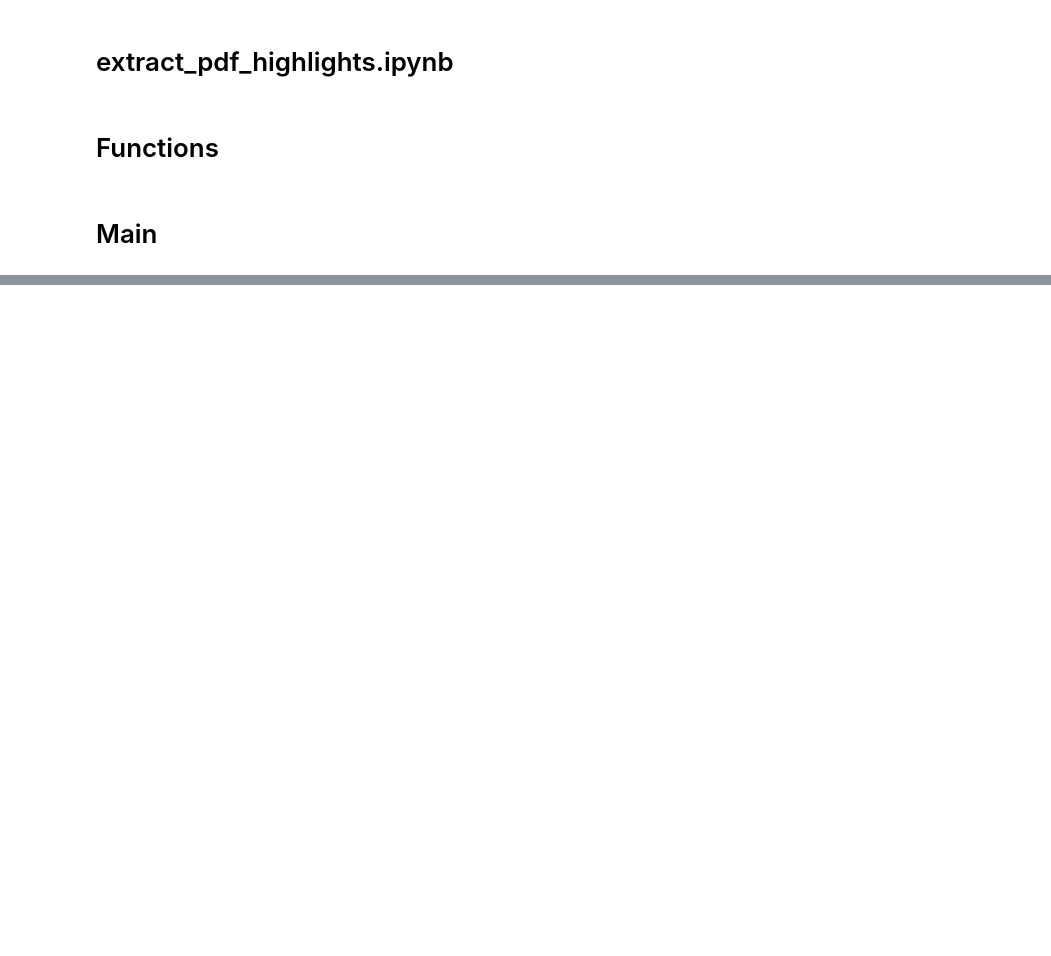
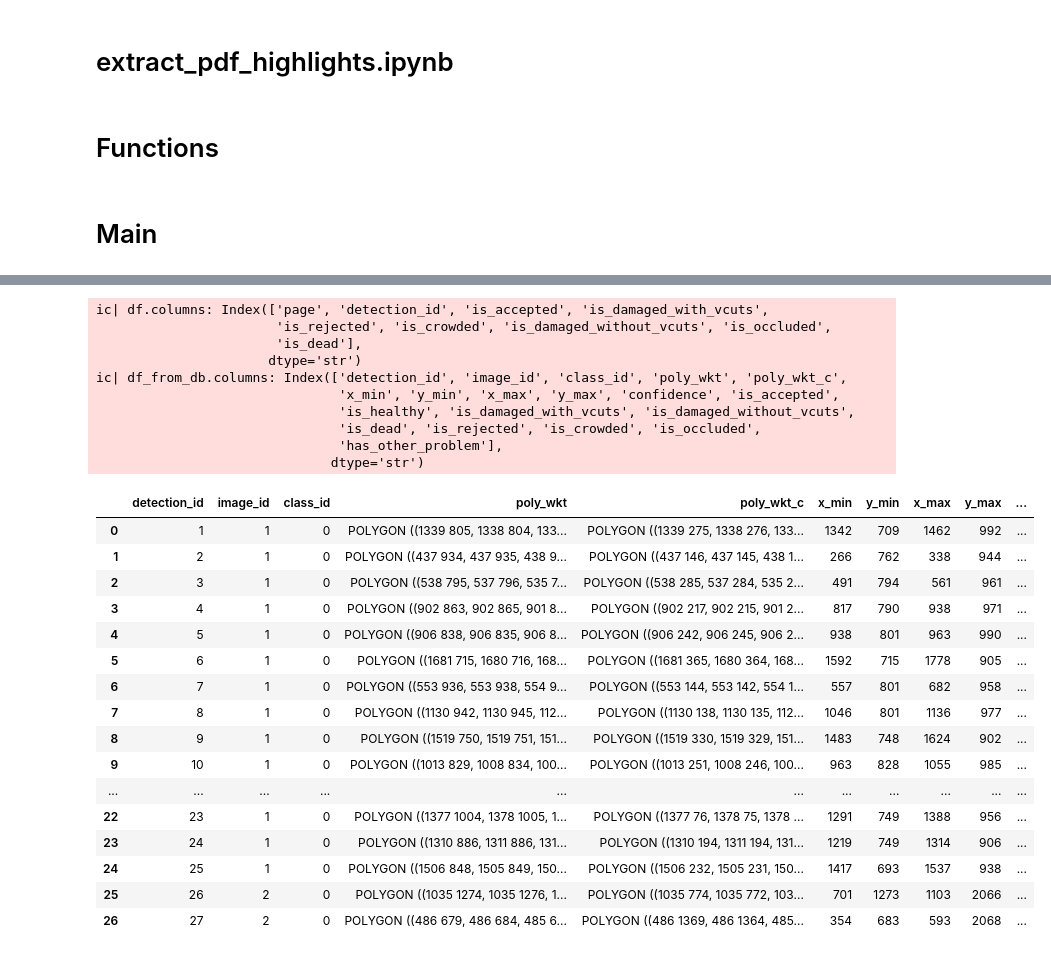
Before and after one commit to aubreymoore/sam3-2026-01-31, a Jupyter notebook: extract_pdf_highlights.ipynb, the cells around one changed output, grey strips where cells are left out. Drawn from its saved outputs; the diff is of its cells as text; code cells hidden in the pictures; blank space fills up the shorter version.

```diff
--- a/extract_pdf_highlights.ipynb
+++ b/extract_pdf_highlights.ipynb
@@ -8,6 +9,7 @@ import pandas as pd
 # Variables for this run
 marked_pdf = 'report_2026-02-24_15-11-32_printer.pdf'
 csv_output = 'report_2026-02-24_15-11-32_printer.csv'
+db_path = 'sam3_detections.sqlite3'
 # %% [markdown]
 # Functions
 # %%
@@ -32,10 +34,45 @@ def get_attributes_from_pdf(marked_pdf: str) -> pd.DataFrame:
 
     df_attributes = pd.DataFrame(mylist)
     df_attributes = df_attributes.fillna(False)
+    df_attributes.rename(columns={
+        'accept': 'is_accepted',
+        'healthy': 'is_healthy',
+        'damaged_with_vcuts': 'is_damaged_with_vcuts',
+        'damaged_without_vcuts': 'is_damaged_without_vcuts',
+        'dead': 'is_dead',
+        'reject': 'is_rejected',
+        'crowd': 'is_crowded',
+        'occluded': 'is_occluded',
+        'other_problems': 'has_other_problems'
+        },
+        inplace=True)
 
     return df_attributes
+# %%
+def update_detections_table_with_attributes(db_path, df: pd.DataFrame):
+    """
+    Generates SQL UPDATE statements to update the detections table based on the attributes in the DataFrame.
+    """
+    column_names = df.columns.tolist()[2:]  # Exclude 'page' and 'detection_id'
+    ic(column_names)
+    for i, r in df.iterrows():
+        for column_name in column_names:
+            value = r[column_name]
+            detection_id = r['detection_id']
+            sql = f"UPDATE detections SET {column_name} = {value} WHERE detection_id = {detection_id};"
+            ic(sql)
+            try:
+                with sqlite3.connect(db_path) as conn:
+                    cursor = conn.cursor()
+                    cursor.execute(sql)
+                    # The transaction is automatically committed when the 'with' block exits
+            except sqlite3.OperationalError as e:
+                print(f"Database error: {e}")
 # %% [markdown]
 # Main
 # %%
 df = get_attributes_from_pdf(marked_pdf)
-df.to_csv(csv_output, index=False)
+update_detections_table_with_attributes(db_path, df)
+
+with sqlite3.connect(db_path) as conn:
+    df_from_db = pd.read_sql_query("SELECT * FROM detections", conn)
@@ -41,0 +97,32 @@ df.to_csv(csv_output, index=False)
+# %%
+ic(df.columns)
+ic(df_from_db.columns)
+df_from_db
+# %% [output]
+ic| df.columns: Index(['page', 'detection_id', 'is_accepted', 'is_damaged_with_vcuts',
+                       'is_rejected', 'is_crowded', 'is_damaged_without_vcuts', 'is_occluded',
+                       'is_dead'],
+                      dtype='str')
+ic| df_from_db.columns: Index(['detection_id', 'image_id', 'class_id', 'poly_wkt', 'poly_wkt_c',
+                               'x_min', 'y_min', 'x_max', 'y_max', 'confidence', 'is_accepted',
+                               'is_healthy', 'is_damaged_with_vcuts', 'is_damaged_without_vcuts',
+                               'is_dead', 'is_rejected', 'is_crowded', 'is_occluded',
+                               'has_other_problem'],
+                              dtype='str')
+|  | detection_id | image_id | class_id | poly_wkt | poly_wkt_c | x_min | y_min | x_max | y_max | ... |
+| 0 | 1 | 1 | 0 | POLYGON ((1339 805, 1338 804, 133... | POLYGON ((1339 275, 1338 276, 133... | 1342 | 709 | 1462 | 992 | ... |
+| 1 | 2 | 1 | 0 | POLYGON ((437 934, 437 935, 438 9... | POLYGON ((437 146, 437 145, 438 1... | 266 | 762 | 338 | 944 | ... |
+| 2 | 3 | 1 | 0 | POLYGON ((538 795, 537 796, 535 7... | POLYGON ((538 285, 537 284, 535 2... | 491 | 794 | 561 | 961 | ... |
+| 3 | 4 | 1 | 0 | POLYGON ((902 863, 902 865, 901 8... | POLYGON ((902 217, 902 215, 901 2... | 817 | 790 | 938 | 971 | ... |
+| 4 | 5 | 1 | 0 | POLYGON ((906 838, 906 835, 906 8... | POLYGON ((906 242, 906 245, 906 2... | 938 | 801 | 963 | 990 | ... |
+| 5 | 6 | 1 | 0 | POLYGON ((1681 715, 1680 716, 168... | POLYGON ((1681 365, 1680 364, 168... | 1592 | 715 | 1778 | 905 | ... |
+| 6 | 7 | 1 | 0 | POLYGON ((553 936, 553 938, 554 9... | POLYGON ((553 144, 553 142, 554 1... | 557 | 801 | 682 | 958 | ... |
+| 7 | 8 | 1 | 0 | POLYGON ((1130 942, 1130 945, 112... | POLYGON ((1130 138, 1130 135, 112... | 1046 | 801 | 1136 | 977 | ... |
+| 8 | 9 | 1 | 0 | POLYGON ((1519 750, 1519 751, 151... | POLYGON ((1519 330, 1519 329, 151... | 1483 | 748 | 1624 | 902 | ... |
+| 9 | 10 | 1 | 0 | POLYGON ((1013 829, 1008 834, 100... | POLYGON ((1013 251, 1008 246, 100... | 963 | 828 | 1055 | 985 | ... |
+| ... | ... | ... | ... | ... | ... | ... | ... | ... | ... | ... |
+| 22 | 23 | 1 | 0 | POLYGON ((1377 1004, 1378 1005, 1... | POLYGON ((1377 76, 1378 75, 1378 ... | 1291 | 749 | 1388 | 956 | ... |
+| 23 | 24 | 1 | 0 | POLYGON ((1310 886, 1311 886, 131... | POLYGON ((1310 194, 1311 194, 131... | 1219 | 749 | 1314 | 906 | ... |
+| 24 | 25 | 1 | 0 | POLYGON ((1506 848, 1505 849, 150... | POLYGON ((1506 232, 1505 231, 150... | 1417 | 693 | 1537 | 938 | ... |
+| 25 | 26 | 2 | 0 | POLYGON ((1035 1274, 1035 1276, 1... | POLYGON ((1035 774, 1035 772, 103... | 701 | 1273 | 1103 | 2066 | ... |
+| 26 | 27 | 2 | 0 | POLYGON ((486 679, 486 684, 485 6... | POLYGON ((486 1369, 486 1364, 485... | 354 | 683 | 593 | 2068 | ... |
```
Also changed, not shown: parts of 2 cells of this notebook, 9 other files.
